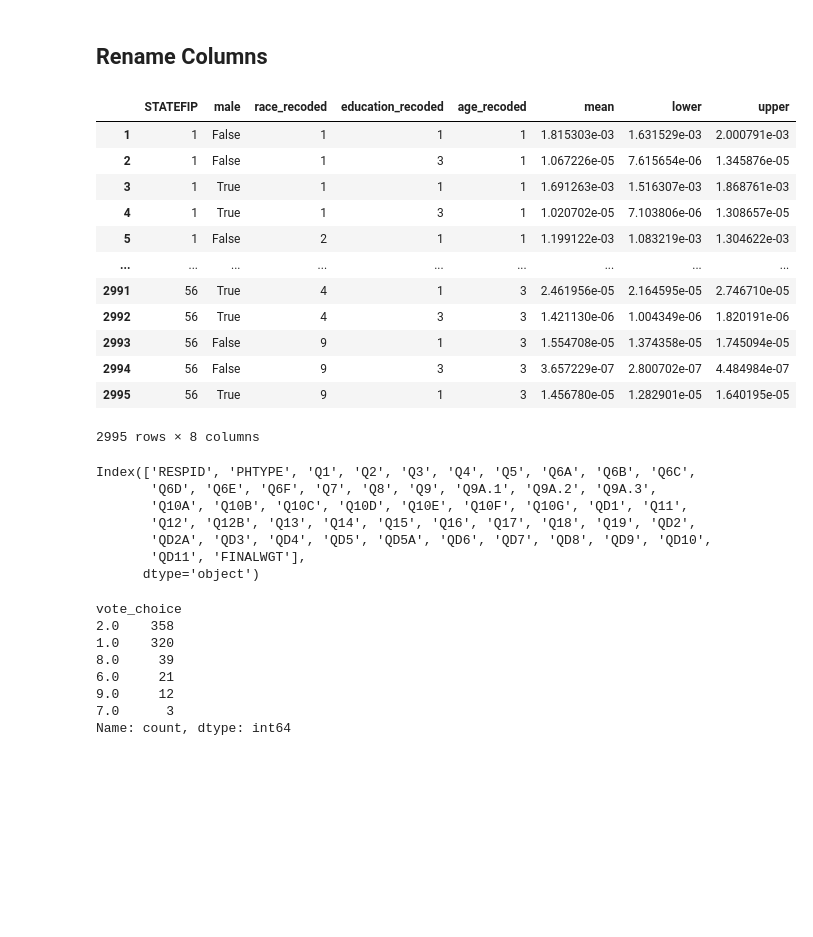
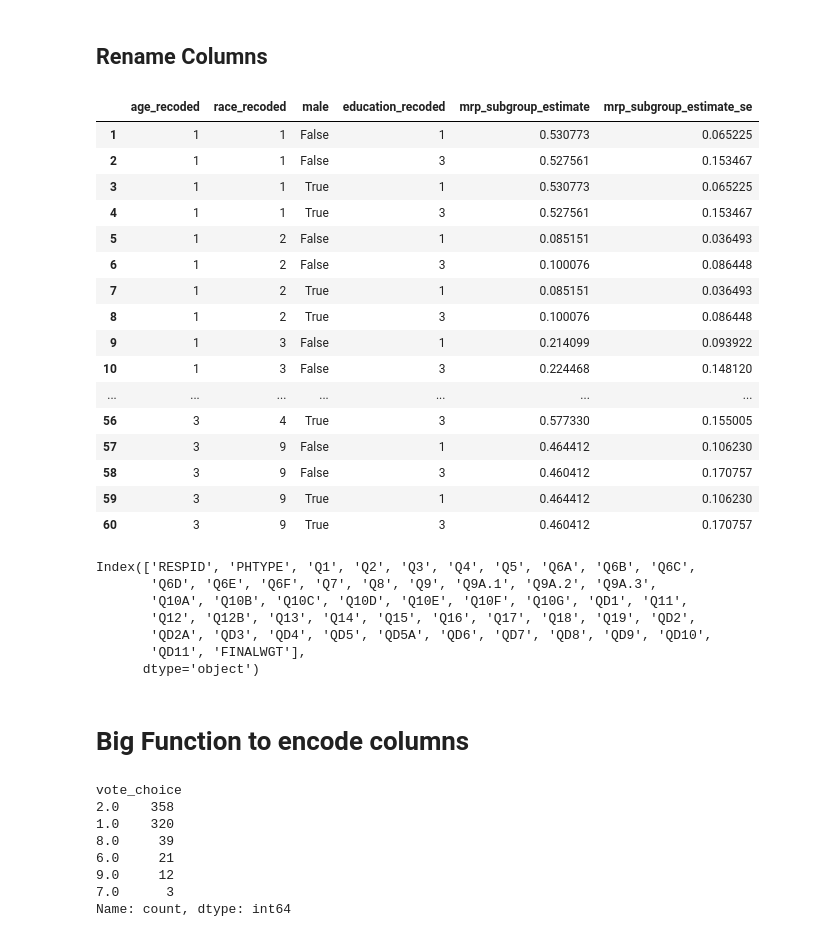
Before and after one commit to pmench/mrp-team, a Jupyter notebook: src/bella_ML.ipynb, the cells around one changed output. Saved outputs shown, nothing was run; the diff lists cells and outputs as text; code cells hidden in the pictures; blank space fills up the shorter version.

```diff
--- a/src/bella_ML.ipynb
+++ b/src/bella_ML.ipynb
@@ -15,22 +15,26 @@ from sklearn.model_selection import train_test_split
 # %%
 nat_2020 = pd.read_csv("../data/national_march_2020/MUP213_NATL_archive.tab", sep = "\t")
 # %%
-propensity = pd.read_csv("../data/propensity_by_group.csv", index_col=0)
+propensity = pd.read_csv("../data/propensity_by_group_2500.csv", index_col=0)
 propensity
 # %% [output]
-|  | STATEFIP | male | race_recoded | education_recoded | age_recoded | mean | lower | upper |
-| 1 | 1 | False | 1 | 1 | 1 | 1.815303e-03 | 1.631529e-03 | 2.000791e-03 |
-| 2 | 1 | False | 1 | 3 | 1 | 1.067226e-05 | 7.615654e-06 | 1.345876e-05 |
-| 3 | 1 | True | 1 | 1 | 1 | 1.691263e-03 | 1.516307e-03 | 1.868761e-03 |
-| 4 | 1 | True | 1 | 3 | 1 | 1.020702e-05 | 7.103806e-06 | 1.308657e-05 |
-| 5 | 1 | False | 2 | 1 | 1 | 1.199122e-03 | 1.083219e-03 | 1.304622e-03 |
-| ... | ... | ... | ... | ... | ... | ... | ... | ... |
-| 2991 | 56 | True | 4 | 1 | 3 | 2.461956e-05 | 2.164595e-05 | 2.746710e-05 |
-| 2992 | 56 | True | 4 | 3 | 3 | 1.421130e-06 | 1.004349e-06 | 1.820191e-06 |
-| 2993 | 56 | False | 9 | 1 | 3 | 1.554708e-05 | 1.374358e-05 | 1.745094e-05 |
-| 2994 | 56 | False | 9 | 3 | 3 | 3.657229e-07 | 2.800702e-07 | 4.484984e-07 |
-| 2995 | 56 | True | 9 | 1 | 3 | 1.456780e-05 | 1.282901e-05 | 1.640195e-05 |
+|  | age_recoded | race_recoded | male | education_recoded | mrp_subgroup_estimate | mrp_subgroup_estimate_se |
+| 1 | 1 | 1 | False | 1 | 0.530773 | 0.065225 |
+| 2 | 1 | 1 | False | 3 | 0.527561 | 0.153467 |
+| 3 | 1 | 1 | True | 1 | 0.530773 | 0.065225 |
+| 4 | 1 | 1 | True | 3 | 0.527561 | 0.153467 |
+| 5 | 1 | 2 | False | 1 | 0.085151 | 0.036493 |
+| 6 | 1 | 2 | False | 3 | 0.100076 | 0.086448 |
+| 7 | 1 | 2 | True | 1 | 0.085151 | 0.036493 |
+| 8 | 1 | 2 | True | 3 | 0.100076 | 0.086448 |
+| 9 | 1 | 3 | False | 1 | 0.214099 | 0.093922 |
+| 10 | 1 | 3 | False | 3 | 0.224468 | 0.148120 |
+| ... | ... | ... | ... | ... | ... | ... |
+| 56 | 3 | 4 | True | 3 | 0.577330 | 0.155005 |
+| 57 | 3 | 9 | False | 1 | 0.464412 | 0.106230 |
+| 58 | 3 | 9 | False | 3 | 0.460412 | 0.170757 |
+| 59 | 3 | 9 | True | 1 | 0.464412 | 0.106230 |
+| 60 | 3 | 9 | True | 3 | 0.460412 | 0.170757 |
-2995 rows × 8 columns
 # %%
 nat_2020.columns
 # %% [output]
@@ -65,3 +69,5 @@ nat_2020 = nat_2020.rename(columns = {
         'QD10': 'gender',
         'QD11': 'state'
 })
+# %% [markdown]
+# Big Function to encode columns
```
Also changed, not shown: parts of 44 cells of this notebook, 6 other files.
